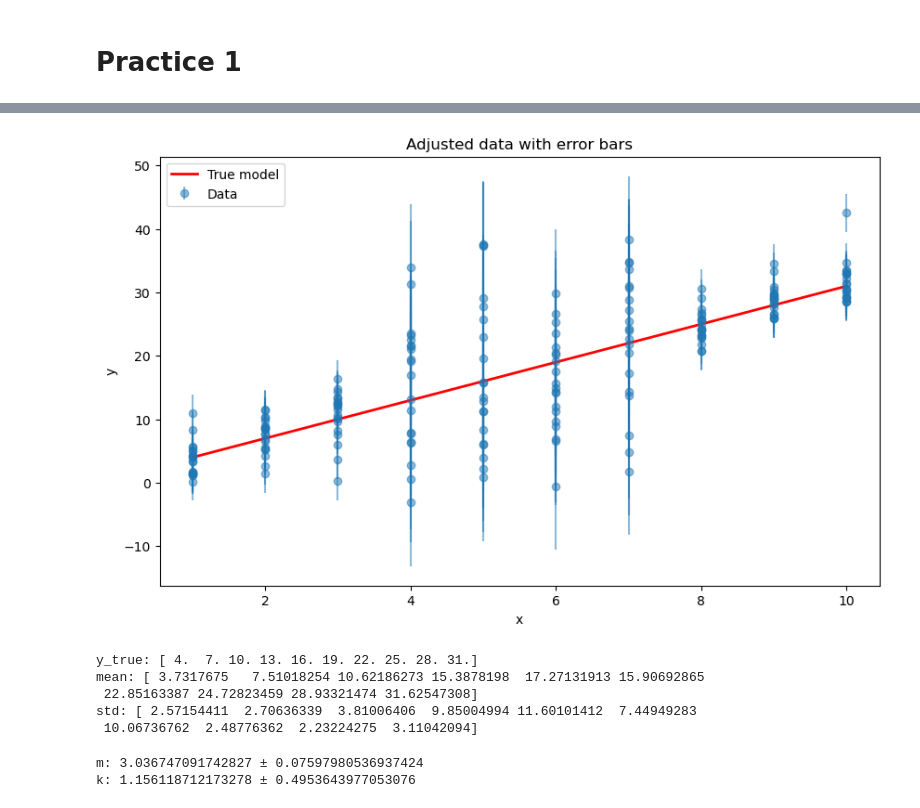
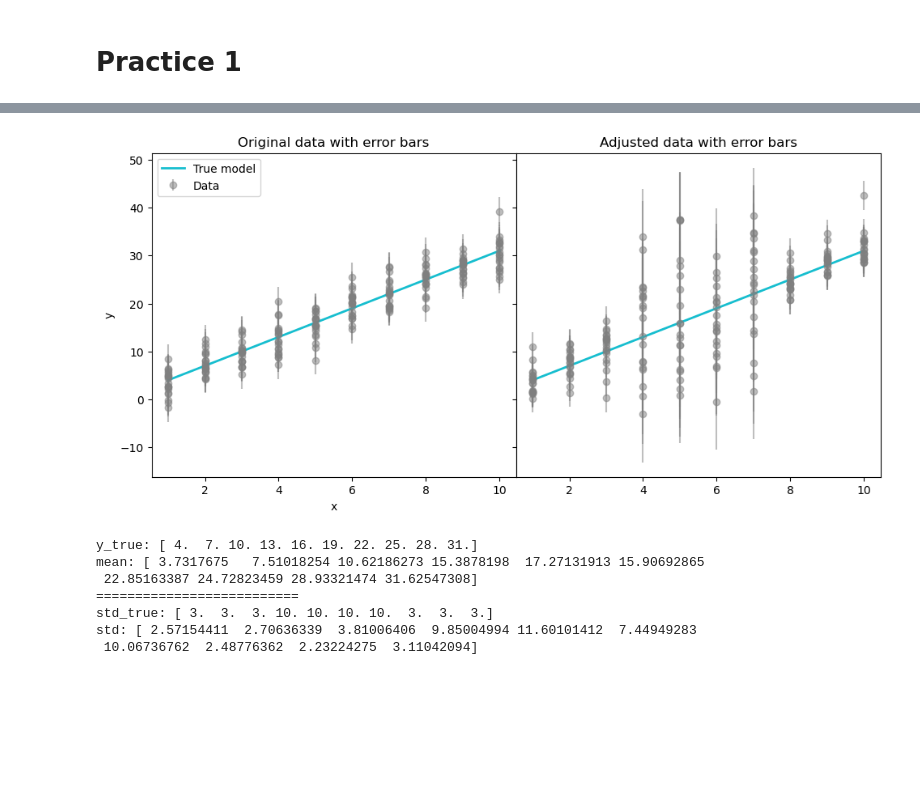
Before and after one commit to hyp0515/exp_phy_ii, a Jupyter notebook: apr29/practice_1.ipynb, the cells around one changed output, grey strips where cells are left out. Saved outputs shown, nothing was run; the diff lists cells and outputs as text; code cells hidden in the pictures; blank space fills up the shorter version.

```diff
--- a/apr29/practice_1.ipynb
+++ b/apr29/practice_1.ipynb
@@ -43,8 +21,6 @@ k = 1
 mean    = 0
 sigma_0 = 3 * np.ones((n_set, n_sample))
 
-noise = np.random.normal(mean, sigma_0, x_set.shape)
-# print(noise)
-y_true = linear(x_set, m, k)
-y = y_true + noise
-print(y)
+noise       = np.random.normal(mean, sigma_0, x_set.shape)
+y_true      = linear(x_set, m, k)
+y_original  = y_true + noise
@@ -87,40 +43,59 @@ sigma_0_adjust[:, 3:7] = 10
 
 y_adjust = linear(x_set, m, k) + np.random.normal(mean, sigma_0_adjust, x_set.shape)
 # %%
-plt.figure(figsize=(10, 6))
-plt.errorbar(x_set.flatten(), y_adjust.flatten(), yerr=sigma_0_adjust.flatten(),
-             fmt='o', color='C0', alpha=0.5, label='Data')
-plt.plot(x, y_true[0, :], 'r-', label='True model', lw=2)
+# plt.figure(figsize=(10, 6))
+# plt.errorbar(x_set.flatten(), y_adjust.flatten(), yerr=sigma_0_adjust.flatten(),
+#              fmt='o', color='C0', alpha=0.5, label='Data')
+# plt.plot(x, y_true[0, :], 'r-', label='True model', lw=2)
 
-plt.xlabel('x')
-plt.ylabel('y')
+# plt.xlabel('x')
+# plt.ylabel('y')
 
-plt.title('Adjusted data with error bars')
+# plt.title('Adjusted data with error bars')
 
-plt.legend(loc='upper left')
-plt.savefig('./fig/output_1_2.pdf', transparent=True)
-plt.show()
+# plt.legend(loc='upper left')
+# plt.savefig('./fig/output_1_2.pdf', transparent=True)
+# plt.show()
-# %% [output]
-[figure, removed]
+# %%
+fig, ax = plt.subplots(1, 2, figsize=(10, 5), sharex=True, sharey=True)
+plt.subplots_adjust(left=0.07, right=0.97, top=0.9, bottom=0.1, hspace=0, wspace=0)
+
+ax[0].errorbar(x_set.flatten(), y_original.flatten(), yerr=sigma_0.flatten(),
+               fmt='o', color='C7', alpha=0.5, label='Data')
+ax[0].plot(x, y_true[0, :], color='C9', label='True model', lw=2)
+ax[0].set_xlabel('x')
+ax[0].set_ylabel('y')
+ax[0].legend(loc='upper left')
+ax[0].set_title('Original data with error bars')
+
+ax[1].errorbar(x_set.flatten(), y_adjust.flatten(), yerr=sigma_0_adjust.flatten(),
+             fmt='o', color='C7', alpha=0.5, label='Data')
+ax[1].plot(x, y_true[0, :], color='C9', label='True model', lw=2)
+ax[1].set_title('Adjusted data with error bars')
+
+plt.savefig('./fig/output_1_1.pdf', transparent=True)
+plt.show()
+# %% [output]
+[figure, added]
 # %%
 mean_y_adjust = np.mean(y_adjust, axis=0)
 sigma_y_adjust = np.std(y_adjust, axis=0)
 print(f'y_true: {y_true[0, :]}')
 print(f"mean: {mean_y_adjust}")
+print('==========================')
+print(f'std_true: {sigma_0_adjust[0, :]}')
 print(f"std: {sigma_y_adjust}")
 # %% [output]
 y_true: [ 4.  7. 10. 13. 16. 19. 22. 25. 28. 31.]
 mean: [ 3.7317675   7.51018254 10.62186273 15.3878198  17.27131913 15.90692865
  22.85163387 24.72823459 28.93321474 31.62547308]
+==========================
+std_true: [ 3.  3.  3. 10. 10. 10. 10.  3.  3.  3.]
 std: [ 2.57154411  2.70636339  3.81006406  9.85004994 11.60101412  7.44949283
  10.06736762  2.48776362  2.23224275  3.11042094]
 # %%
-parms, cov = curve_fit(linear, x_set.flatten(), y_adjust.flatten(), sigma=sigma_0_adjust.flatten(),
-                       absolute_sigma=True)
-parms_uncertainty = np.sqrt(np.diag(cov))
-
-print(f"m: {parms[0]} ± {parms_uncertainty[0]}")
-print(f"k: {parms[1]} ± {parms_uncertainty[1]}")
+parms_chisq, cov_chisq = curve_fit(linear, x_set.flatten(), y_adjust.flatten(),
+                                   sigma=sigma_0_adjust.flatten(), absolute_sigma=True)
+parms_uncertainty_chisq = np.sqrt(np.diag(cov_chisq))
+parms_ls, cov_ls = curve_fit(linear, x_set.flatten(), y_adjust.flatten())
+parms_uncertainty_ls = np.sqrt(np.diag(cov_ls))
-# %% [output]
-m: 3.036747091742827 ± 0.07597980536937424
-k: 1.156118712173278 ± 0.4953643977053076
```
Also changed, not shown: parts of 9 cells of this notebook, 23 other files.
